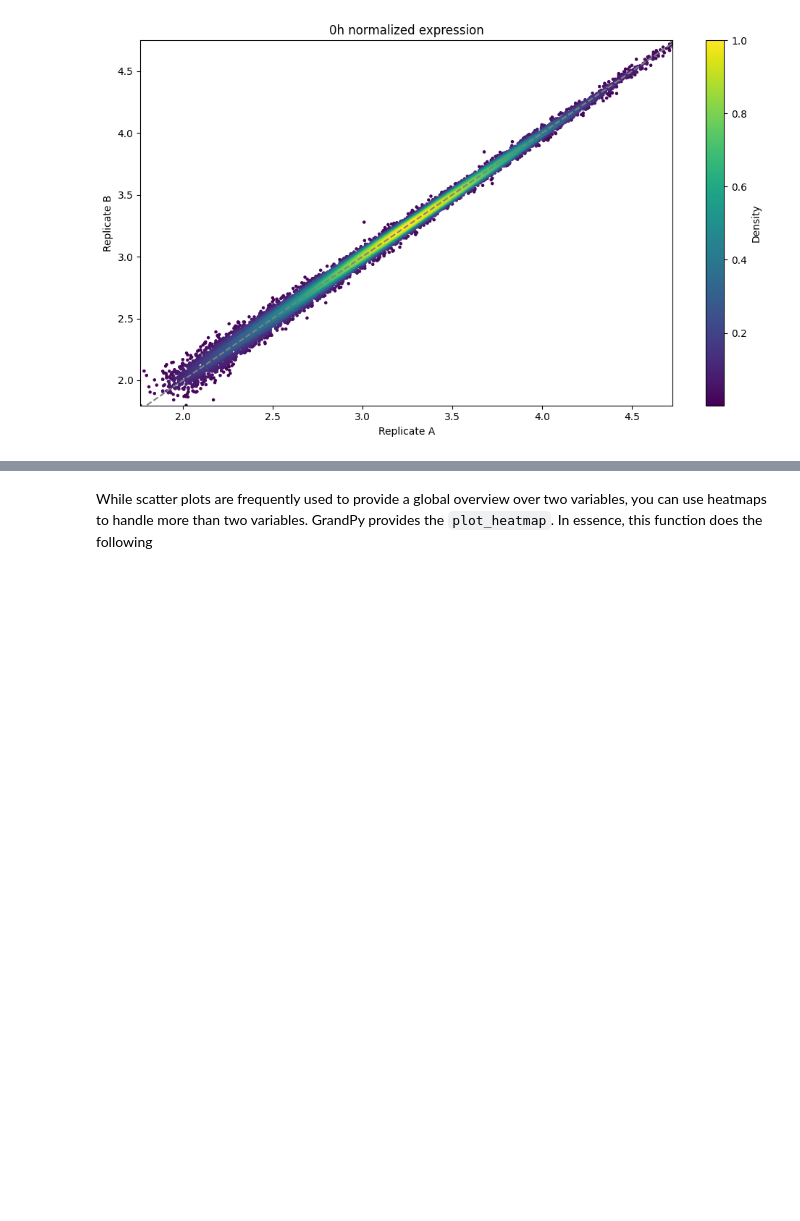
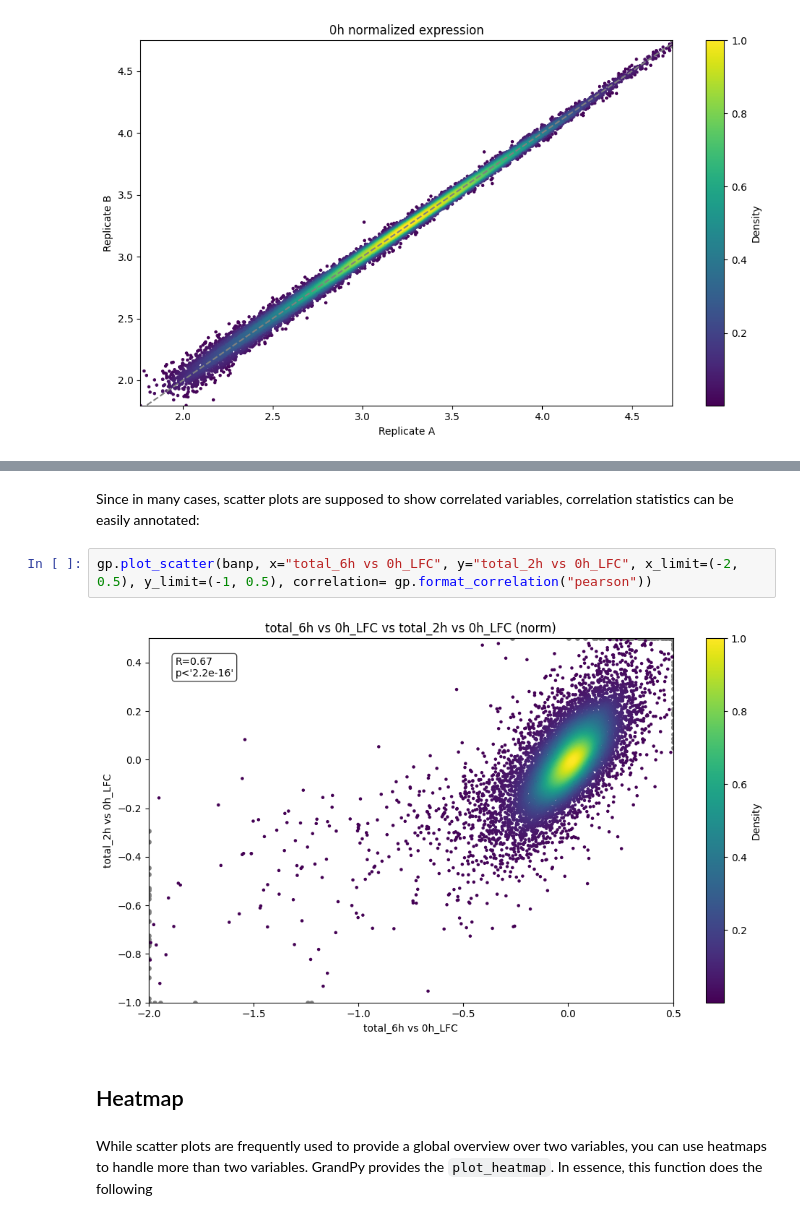
Before and after one commit to maus2310/GrandPy, a Jupyter notebook: docs/notebooks/notebook_05_plotting.ipynb, the cells around one changed output, grey strips where cells are left out. Cells and saved outputs as stored; diff of their text form; blank space fills up the shorter version.

```diff
--- a/docs/notebooks/notebook_05_plotting.ipynb
+++ b/docs/notebooks/notebook_05_plotting.ipynb
@@ -194,3 +196,11 @@ plt.show()
+# %% [markdown]
+Since in many cases, scatter plots are supposed to show correlated variables, correlation statistics can be easily annotated:
+# %%
+gp.plot_scatter(banp, x="total_6h vs 0h_LFC", y="total_2h vs 0h_LFC", x_limit=(-2, 0.5), y_limit=(-1, 0.5), correlation= gp.format_correlation("pearson"))
+# %% [output]
+[figure, added]
+# %% [markdown]
+## Heatmap
 # %% [markdown]
 While scatter plots are frequently used to provide a global overview over two variables, you can use heatmaps to handle more than two variables. GrandPy provides the `plot_heatmap`.
 In essence, this function does the following
```
Also changed, not shown: parts of 10 cells of this notebook, 1 other file.
